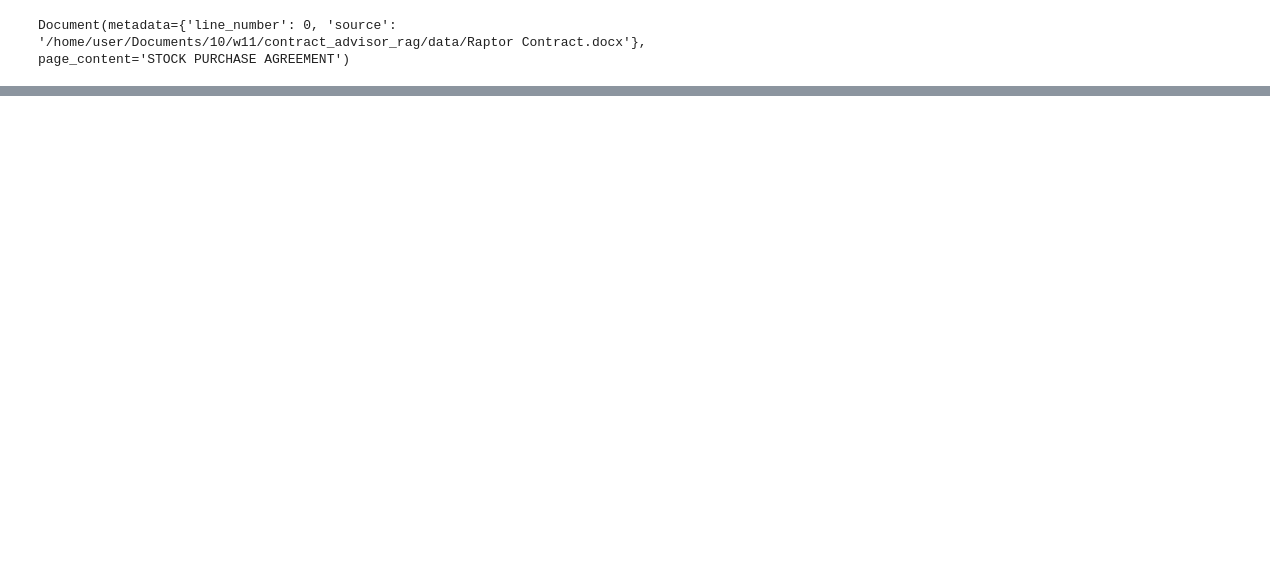
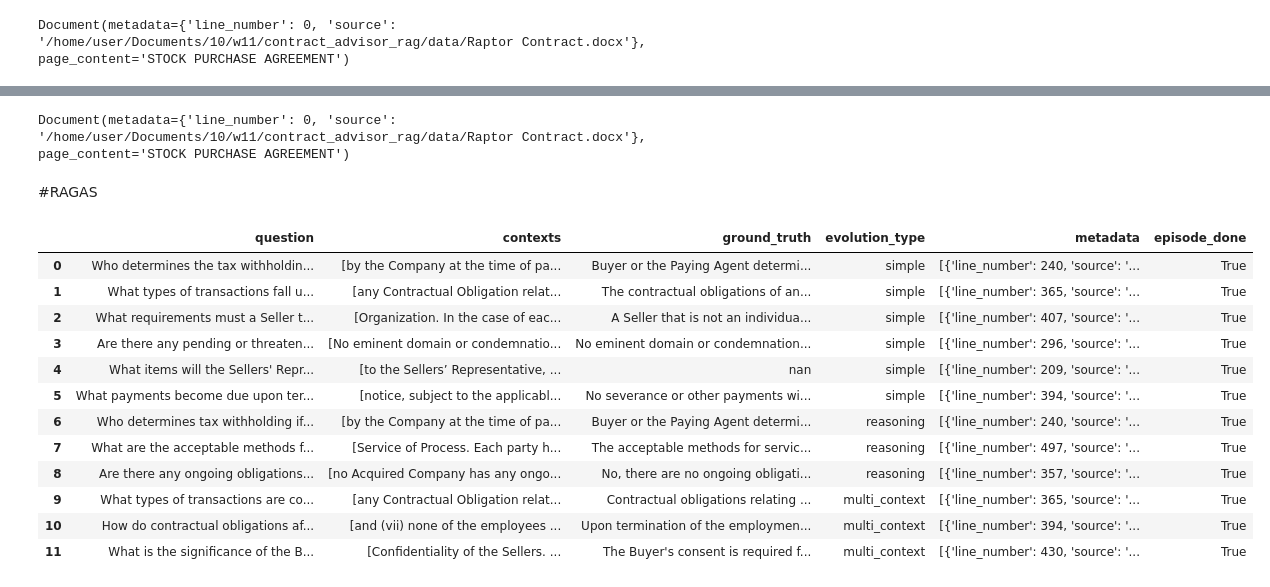
Before and after one commit to jadmassu/contract_advisor_rag, a Jupyter notebook: notebook/Untitled.ipynb, the cells around one changed output, grey strips where cells are left out. Cells and saved outputs as stored; diff of their text form; code cells hidden in the pictures; blank space fills up the shorter version.

```diff
--- a/notebook/Untitled.ipynb
+++ b/notebook/Untitled.ipynb
@@ -54,4 +42,6 @@ def lazy_load(file_path) -> Iterator[Document]:  # <-- Does not take any argumen
         except Exception as e:
             print(f"Error reading {file_path}: {str(e)}")
 # %%
-x = lazy_load(file_path)
+file = lazy_load(file_path)
+
+file
@@ -87,7 +70,7 @@ text_splitter = RecursiveCharacterTextSplitter(
     is_separator_regex=False,
 )
 # %%
-documents = text_splitter.split_documents(x)
+documents = text_splitter.split_documents(file)
 # %%
 documents[0]
 # %% [output]
@@ -123,0 +246,4 @@ db.similarity_search_with_score("Under what circumstances and to what extent the
+# %%
+documents[0]
+# %% [output]
+Document(metadata={'line_number': 0, 'source': '/home/user/Documents/10/w11/contract_advisor_rag/data/Raptor Contract.docx'}, page_content='STOCK PURCHASE AGREEMENT')
@@ -123,0 +254,38 @@ db.similarity_search_with_score("Under what circumstances and to what extent the
+# %% [markdown]
+#RAGAS
+# %%
+from ragas.testset.generator import TestsetGenerator
+from ragas.testset.evolutions import simple, reasoning, multi_context
+from langchain_openai import ChatOpenAI, OpenAIEmbeddings
+
+# generator with openai models
+generator_llm = ChatOpenAI(model="gpt-3.5-turbo-16k")
+critic_llm = ChatOpenAI(model="gpt-4")
+embeddings = OpenAIEmbeddings()
+
+generator = TestsetGenerator.from_langchain(
+    generator_llm,
+    critic_llm,
+    embeddings
+)
+
+# generate testset
+testset = generator.generate_with_langchain_docs(documents, test_size=12, distributions={simple: 0.5, reasoning: 0.25, multi_context: 0.25})
+# %%
+test_df = testset.to_pandas()
+# %%
+test_df
+# %% [output]
+|  | question | contexts | ground_truth | evolution_type | metadata | episode_done |
+| 0 | Who determines the tax withholdin... | [by the Company at the time of pa... | Buyer or the Paying Agent determi... | simple | [{'line_number': 240, 'source': '... | True |
+| 1 | What types of transactions fall u... | [any Contractual Obligation relat... | The contractual obligations of an... | simple | [{'line_number': 365, 'source': '... | True |
+| 2 | What requirements must a Seller t... | [Organization. In the case of eac... | A Seller that is not an individua... | simple | [{'line_number': 407, 'source': '... | True |
+| 3 | Are there any pending or threaten... | [No eminent domain or condemnatio... | No eminent domain or condemnation... | simple | [{'line_number': 296, 'source': '... | True |
+| 4 | What items will the Sellers' Repr... | [to the Sellers’ Representative, ... | nan | simple | [{'line_number': 209, 'source': '... | True |
+| 5 | What payments become due upon ter... | [notice, subject to the applicabl... | No severance or other payments wi... | simple | [{'line_number': 394, 'source': '... | True |
+| 6 | Who determines tax withholding if... | [by the Company at the time of pa... | Buyer or the Paying Agent determi... | reasoning | [{'line_number': 240, 'source': '... | True |
+| 7 | What are the acceptable methods f... | [Service of Process. Each party h... | The acceptable methods for servic... | reasoning | [{'line_number': 497, 'source': '... | True |
+| 8 | Are there any ongoing obligations... | [no Acquired Company has any ongo... | No, there are no ongoing obligati... | reasoning | [{'line_number': 357, 'source': '... | True |
+| 9 | What types of transactions are co... | [any Contractual Obligation relat... | Contractual obligations relating ... | multi_context | [{'line_number': 365, 'source': '... | True |
+| 10 | How do contractual obligations af... | [and (vii) none of the employees ... | Upon termination of the employmen... | multi_context | [{'line_number': 394, 'source': '... | True |
+| 11 | What is the significance of the B... | [Confidentiality of the Sellers. ... | The Buyer's consent is required f... | multi_context | [{'line_number': 430, 'source': '... | True |
```
Also changed, not shown: parts of 47 cells of this notebook, 7 other files.
